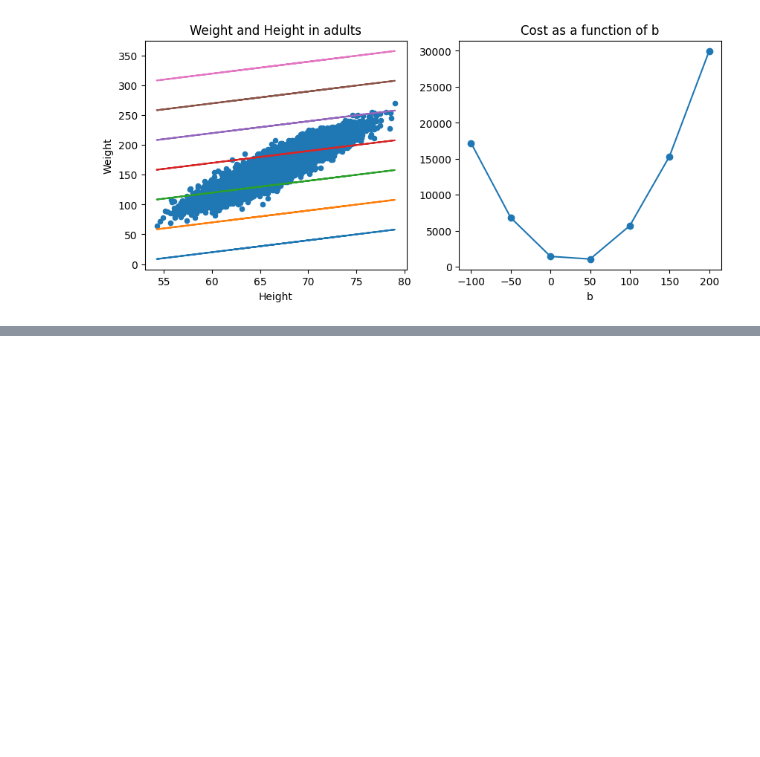
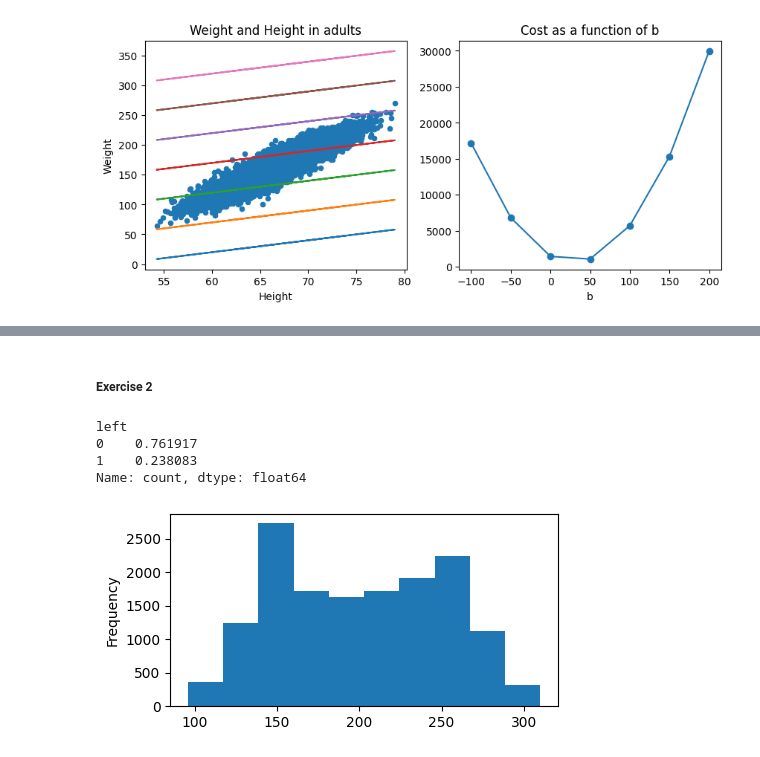
Before and after one commit to aleyna-cihangir/Educations_Codes, a Jupyter notebook: Deep_Learning_with_Python_and_Keras/01_Machine-Learning/ml_for_course.ipynb, the cells around one changed output, grey strips where cells are left out. Cells and saved outputs as stored; diff of their text form; code cells hidden in the pictures; blank space fills up the shorter version.

```diff
--- a/Deep_Learning_with_Python_and_Keras/01_Machine-Learning/ml_for_course.ipynb
+++ b/Deep_Learning_with_Python_and_Keras/01_Machine-Learning/ml_for_course.ipynb
@@ -131,0 +328,15 @@ B : [-348.1365]
+# %% [markdown]
+##### **Exercise 2**
+# %%
+df2 = pd.read_csv(r'C:\Users\CihangirA\Desktop\CihangirA_Codes\HR_comma_sep.csv')
+df2.left.value_counts() / len(df2)
+# %% [output]
+left
+0    0.761917
+1    0.238083
+Name: count, dtype: float64
+# %%
+plt.figure(figsize=(5, 2.5))
+df2['average_montly_hours'].plot(kind='hist');
+# %% [output]
+[figure, added]
```
Also changed, not shown: parts of 31 cells of this notebook.
